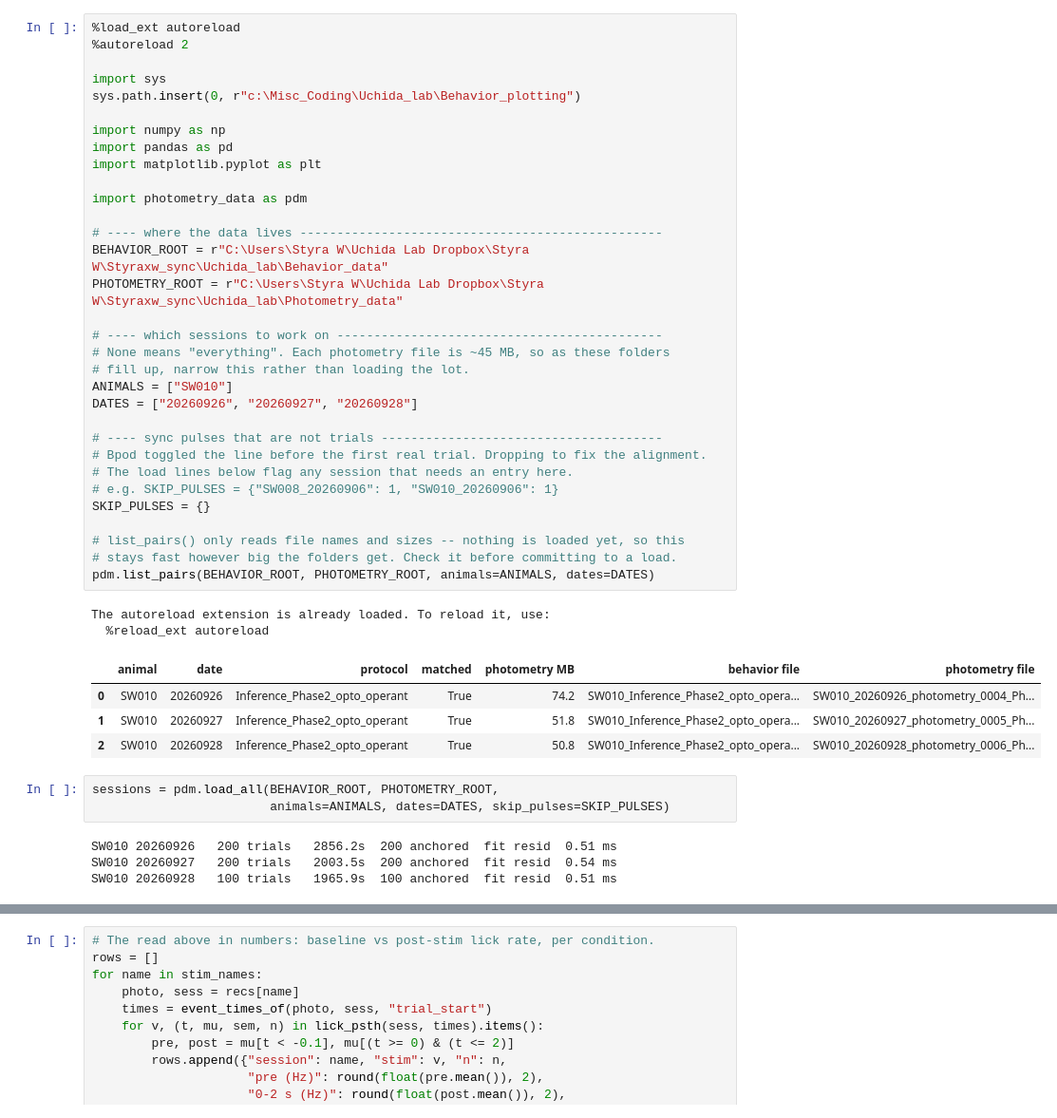
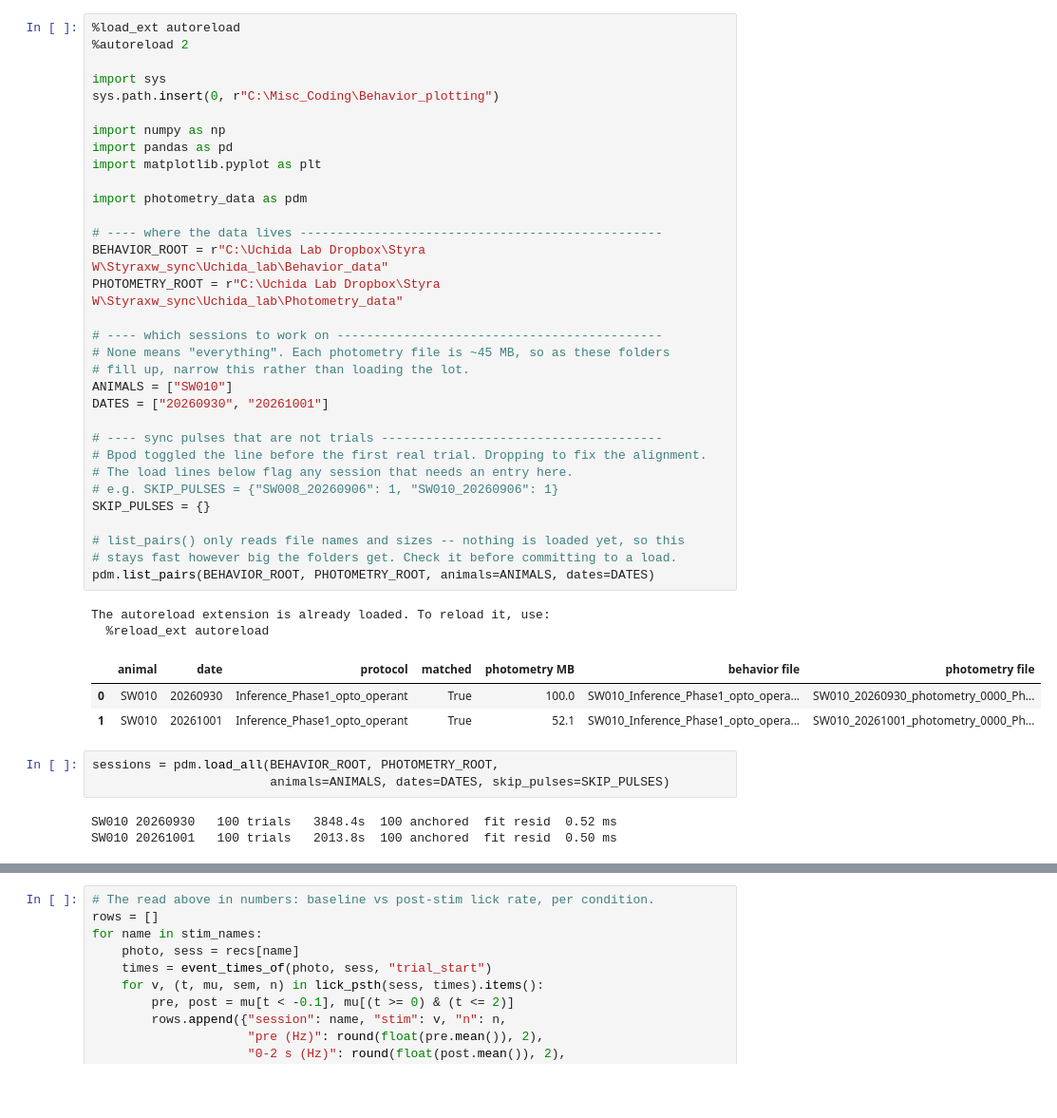
Before and after one commit to StyraxW/Behavior_plotting, a Jupyter notebook: photometry_plotting.ipynb, the cells around one changed output, grey strips where cells are left out. Shown at 95% size. Cells and saved outputs as stored; diff of their text form; blank space fills up the shorter version.

```diff
--- a/photometry_plotting.ipynb
+++ b/photometry_plotting.ipynb
@@ -3,47 +3,45 @@
 %autoreload 2
 
 import sys
-sys.path.insert(0, r"c:\Misc_Coding\Uchida_lab\Behavior_plotting")
+sys.path.insert(0, r"C:\Misc_Coding\Behavior_plotting")
 
 import numpy as np
 import pandas as pd
 import matplotlib.pyplot as plt
 
 import photometry_data as pdm
 
 # ---- where the data lives -------------------------------------------------
-BEHAVIOR_ROOT = r"C:\Users\Styra W\Uchida Lab Dropbox\Styra W\Styraxw_sync\Uchida_lab\Behavior_data"
-PHOTOMETRY_ROOT = r"C:\Users\Styra W\Uchida Lab Dropbox\Styra W\Styraxw_sync\Uchida_lab\Photometry_data"
+BEHAVIOR_ROOT = r"C:\Uchida Lab Dropbox\Styra W\Styraxw_sync\Uchida_lab\Behavior_data"
+PHOTOMETRY_ROOT = r"C:\Uchida Lab Dropbox\Styra W\Styraxw_sync\Uchida_lab\Photometry_data"
 
 # ---- which sessions to work on --------------------------------------------
 # None means "everything". Each photometry file is ~45 MB, so as these folders
 # fill up, narrow this rather than loading the lot.
 ANIMALS = ["SW010"]
-DATES = ["20260926", "20260927", "20260928"]
+DATES = ["20260930", "20261001"]
 
 # ---- sync pulses that are not trials --------------------------------------
 # Bpod toggled the line before the first real trial. Dropping to fix the alignment.
 # The load lines below flag any session that needs an entry here.
 # e.g. SKIP_PULSES = {"SW008_20260906": 1, "SW010_20260906": 1}
 SKIP_PULSES = {}
 
 # list_pairs() only reads file names and sizes -- nothing is loaded yet, so this
 # stays fast however big the folders get. Check it before committing to a load.
 pdm.list_pairs(BEHAVIOR_ROOT, PHOTOMETRY_ROOT, animals=ANIMALS, dates=DATES)
 # %% [output]
 The autoreload extension is already loaded. To reload it, use:
   %reload_ext autoreload
 |  | animal | date | protocol | matched | photometry MB | behavior file | photometry file |
-| 0 | SW010 | 20260926 | Inference_Phase2_opto_operant | True | 74.2 | SW010_Inference_Phase2_opto_opera... | SW010_20260926_photometry_0004_Ph... |
-| 1 | SW010 | 20260927 | Inference_Phase2_opto_operant | True | 51.8 | SW010_Inference_Phase2_opto_opera... | SW010_20260927_photometry_0005_Ph... |
-| 2 | SW010 | 20260928 | Inference_Phase2_opto_operant | True | 50.8 | SW010_Inference_Phase2_opto_opera... | SW010_20260928_photometry_0006_Ph... |
+| 0 | SW010 | 20260930 | Inference_Phase1_opto_operant | True | 100.0 | SW010_Inference_Phase1_opto_opera... | SW010_20260930_photometry_0000_Ph... |
+| 1 | SW010 | 20261001 | Inference_Phase1_opto_operant | True | 52.1 | SW010_Inference_Phase1_opto_opera... | SW010_20261001_photometry_0000_Ph... |
 # %%
 sessions = pdm.load_all(BEHAVIOR_ROOT, PHOTOMETRY_ROOT,
                         animals=ANIMALS, dates=DATES, skip_pulses=SKIP_PULSES)
 # %% [output]
-SW010 20260926   200 trials   2856.2s  200 anchored  fit resid  0.51 ms
-SW010 20260927   200 trials   2003.5s  200 anchored  fit resid  0.54 ms
-SW010 20260928   100 trials   1965.9s  100 anchored  fit resid  0.51 ms
+SW010 20260930   100 trials   3848.4s  100 anchored  fit resid  0.52 ms
+SW010 20261001   100 trials   2013.8s  100 anchored  fit resid  0.50 ms
 # %%
 # check alignment of photometry sync pulses with trial events
 rows = []
```
Also changed, not shown: parts of 5 cells of this notebook, 1 other file.
